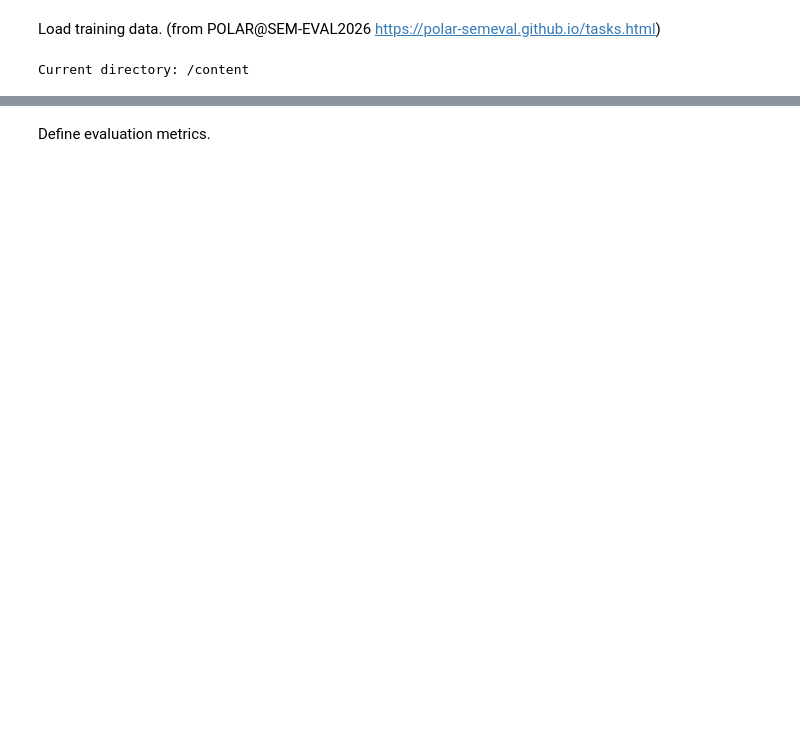
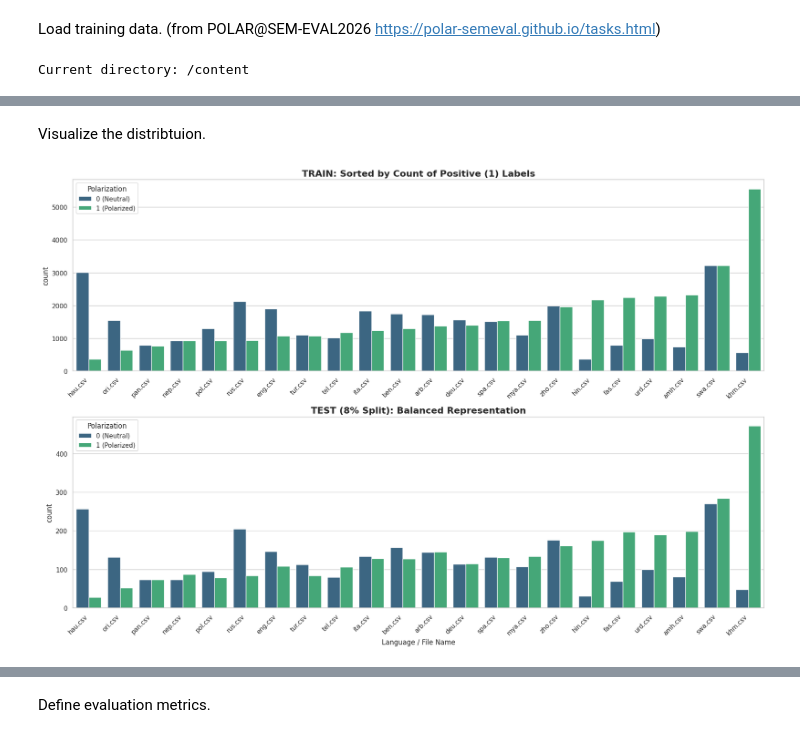
Before and after one commit to DavidGetter1/PolarSemEval, a Jupyter notebook: POLAR_2026.ipynb, the cells around one changed output, grey strips where cells are left out. Drawn from its saved outputs; the diff is of its cells as text; code cells hidden in the pictures; blank space fills up the shorter version.

```diff
--- a/POLAR_2026.ipynb
+++ b/POLAR_2026.ipynb
@@ -116,0 +267,66 @@ Sample labels: [0, 0, 1, 0, 1, 0, 1, 1, 1, 0, 1, 1, 1, 1, 1, 0, 1, 0, 1, 0]
+# %% [markdown]
+Visualize the distribtuion.
+# %%
+import matplotlib.pyplot as plt
+import seaborn as sns
+import pandas as pd
+import os
+import glob
+
+def visualize_sorted_distribution(split_datasets):
+    # 1. Convert to Pandas for manipulation
+    train_df = split_datasets["train"].to_pandas()
+    test_df = split_datasets["test"].to_pandas()
+
+    # 2. Determine sorting order based on count of label 1 in TRAIN
+    # We group by 'lang', count where label == 1, and sort ascending
+    order_df = train_df[train_df['label'] == 1].groupby('lang').size().reset_index(name='pos_count')
+
+    # Ensure languages with 0 positive samples are included in the order
+    all_langs = pd.DataFrame({'lang': train_df['lang'].unique()})
+    order_df = all_langs.merge(order_df, on='lang', how='left').fillna(0)
+
+    # Sort ascending by pos_count
+    sorted_langs = order_df.sort_values('pos_count')['lang'].tolist()
+
+    # 3. Setup Plotting
+    sns.set_theme(style="whitegrid")
+    # Increase width (20) to handle 22 x-axis labels
+    fig, axes = plt.subplots(2, 1, figsize=(18, 12))
+
+    # --- TRAIN PLOT ---
+    sns.countplot(
+        data=train_df,
+        x='lang',
+        hue='label',
+        ax=axes[0],
+        palette='viridis',
+        order=sorted_langs
+    )
+    axes[0].set_title('TRAIN: Sorted by Count of Positive (1) Labels', fontsize=16, fontweight='bold')
+    axes[0].set_xticklabels(axes[0].get_xticklabels(), rotation=45, ha='right')
+    axes[0].set_xlabel('') # Hide x-label for the top plot for cleaner look
+    axes[0].legend(title='Polarization', labels=['0 (Neutral)', '1 (Polarized)'])
+
+    # --- TEST PLOT ---
+    sns.countplot(
+        data=test_df,
+        x='lang',
+        hue='label',
+        ax=axes[1],
+        palette='viridis',
+        order=sorted_langs # Keep same order for comparison
+    )
+    axes[1].set_title('TEST (8% Split): Balanced Representation', fontsize=16, fontweight='bold')
+    axes[1].set_xticklabels(axes[1].get_xticklabels(), rotation=45, ha='right')
+    axes[1].set_xlabel('Language / File Name')
+    axes[1].legend(title='Polarization', labels=['0 (Neutral)', '1 (Polarized)'])
+
+    plt.tight_layout()
+    plt.savefig('sorted_distribution.png', dpi=300)
+    plt.show()
+
+# Run the visualization
+visualize_sorted_distribution(split_datasets)
+# %% [output]
+[figure, added]
```
Also changed, not shown: parts of 24 cells of this notebook.
